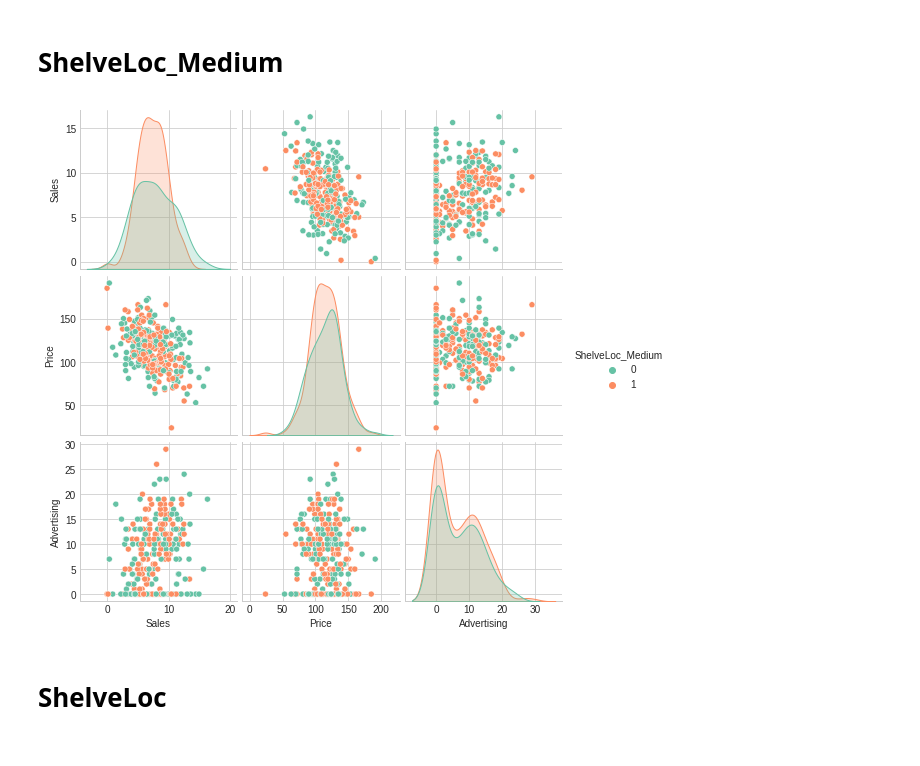
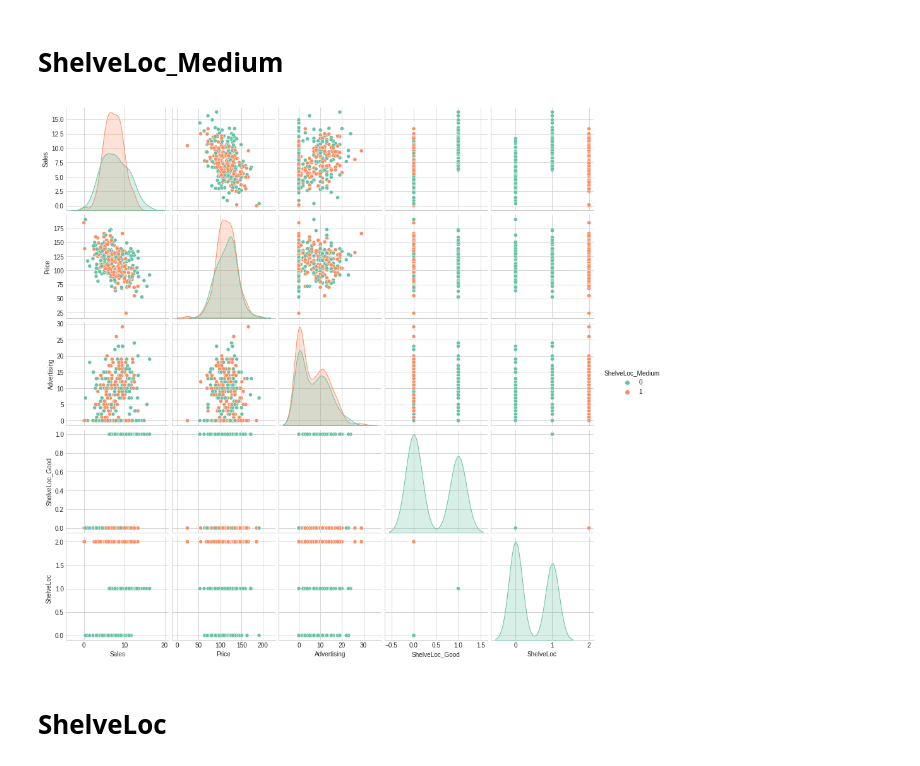
Before and after one commit to Konkurent/ML, a Jupyter notebook: lesson_02/Lab_03_Кечин.ipynb, the cells around one changed output. Saved outputs shown, nothing was run; the diff lists cells and outputs as text; code cells hidden in the pictures.

```diff
--- a/lesson_02/Lab_03_Кечин.ipynb
+++ b/lesson_02/Lab_03_Кечин.ipynb
@@ -232,12 +232,12 @@ plt.show()
 # %% [markdown]
 # **ShelveLoc_Medium**
 # %%
-sns.pairplot(DF[['Sales', 'Price', 'Advertising', 'ShelveLoc_Medium']],
+sns.pairplot(DF[['Sales', 'Price', 'Advertising', 'ShelveLoc_Good', 'ShelveLoc_Medium', 'ShelveLoc']],
             hue='ShelveLoc_Medium')
 
 plt.show()
 # %% [output]
-[figure, old version]
+[figure, new version]
 # %% [markdown]
 # **ShelveLoc**
 # %%
```
Also changed, not shown: parts of 21 cells of this notebook, 2 other files.
